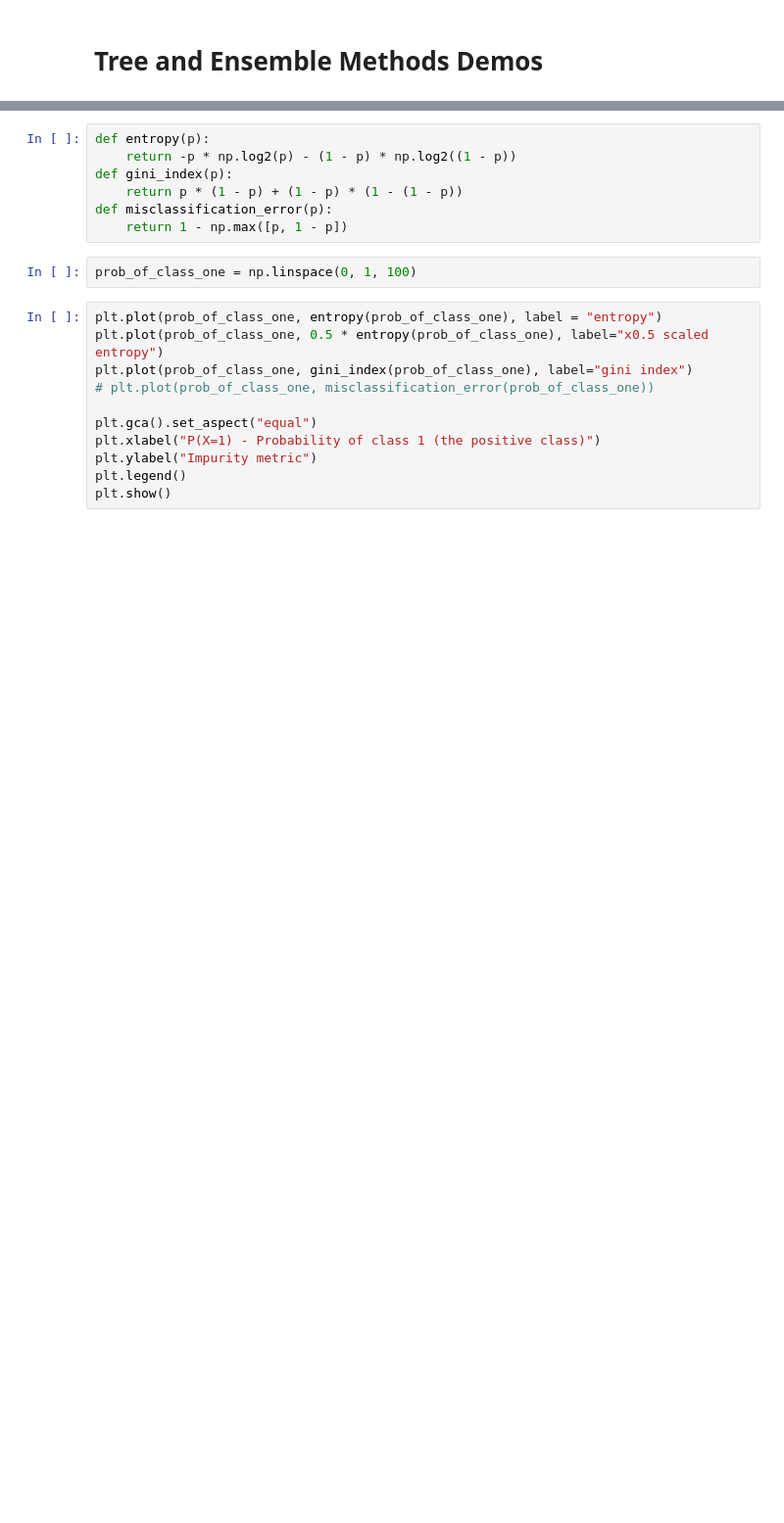
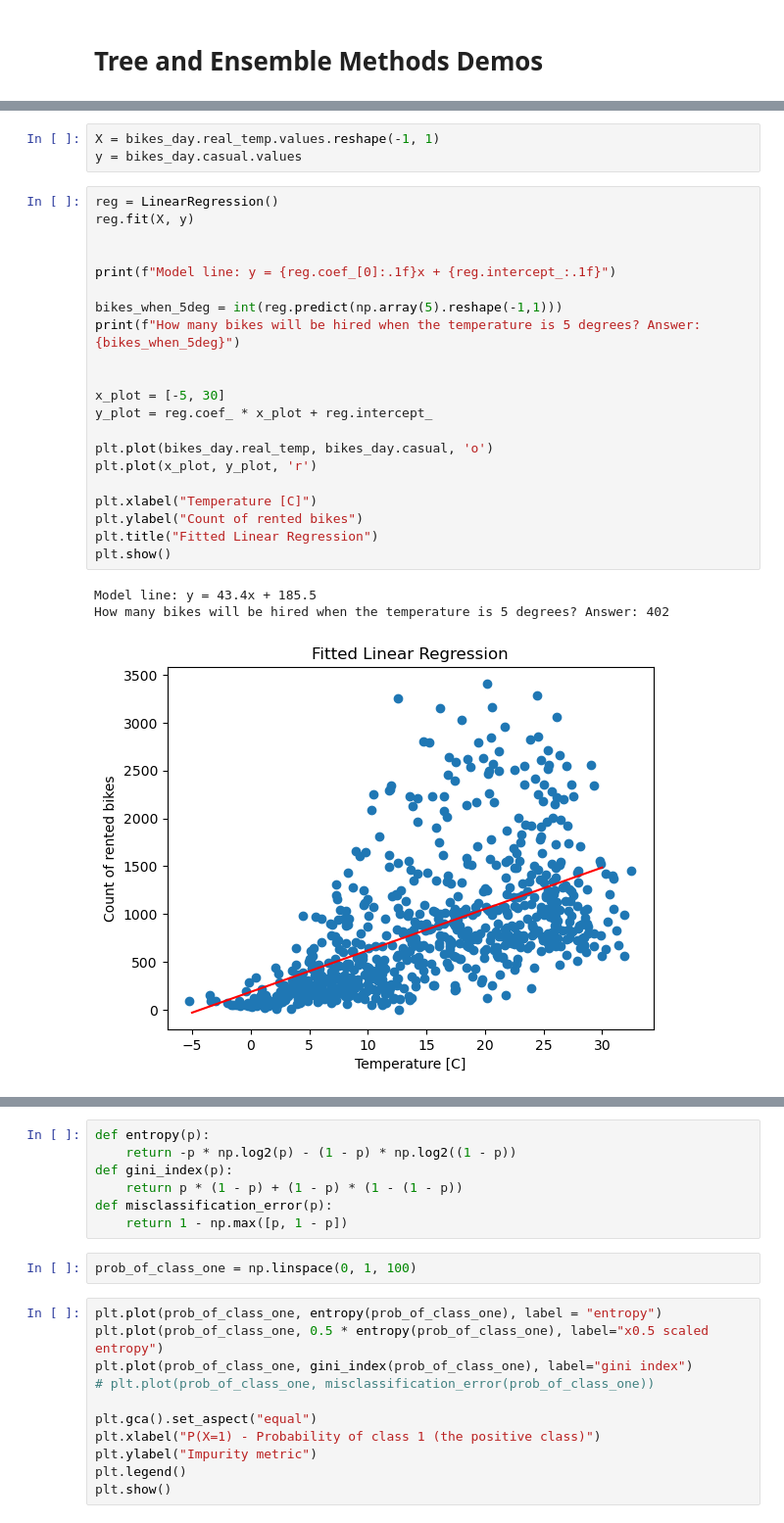
Before and after one commit to hrstnikolov/2022-machine-learning, a Jupyter notebook: 04. Tree-and-Ensemble-Methods/04. Tree-and-Ensemble-Methods-Demos.ipynb, the cells around one changed output, grey strips where cells are left out. Shown at 98% size. Drawn from its saved outputs; the diff is of its cells as text; blank space fills up the shorter version.

```diff
--- a/04. Tree-and-Ensemble-Methods/04. Tree-and-Ensemble-Methods-Demos.ipynb
+++ b/04. Tree-and-Ensemble-Methods/04. Tree-and-Ensemble-Methods-Demos.ipynb
@@ -13,0 +100,28 @@ from sklearn.metrics import classification_report
+# %%
+X = bikes_day.real_temp.values.reshape(-1, 1)
+y = bikes_day.casual.values
+# %%
+reg = LinearRegression()
+reg.fit(X, y)
+
+
+print(f"Model line: y = {reg.coef_[0]:.1f}x + {reg.intercept_:.1f}")
+
+bikes_when_5deg = int(reg.predict(np.array(5).reshape(-1,1)))
+print(f"How many bikes will be hired when the temperature is 5 degrees? Answer: {bikes_when_5deg}")
+
+
+x_plot = [-5, 30]
+y_plot = reg.coef_ * x_plot + reg.intercept_
+
+plt.plot(bikes_day.real_temp, bikes_day.casual, 'o')
+plt.plot(x_plot, y_plot, 'r')
+
+plt.xlabel("Temperature [C]")
+plt.ylabel("Count of rented bikes")
+plt.title("Fitted Linear Regression")
+plt.show()
+# %% [output]
+Model line: y = 43.4x + 185.5
+How many bikes will be hired when the temperature is 5 degrees? Answer: 402
+[figure, added]
```
Also changed, not shown: parts of 59 cells of this notebook, 14 other files.
